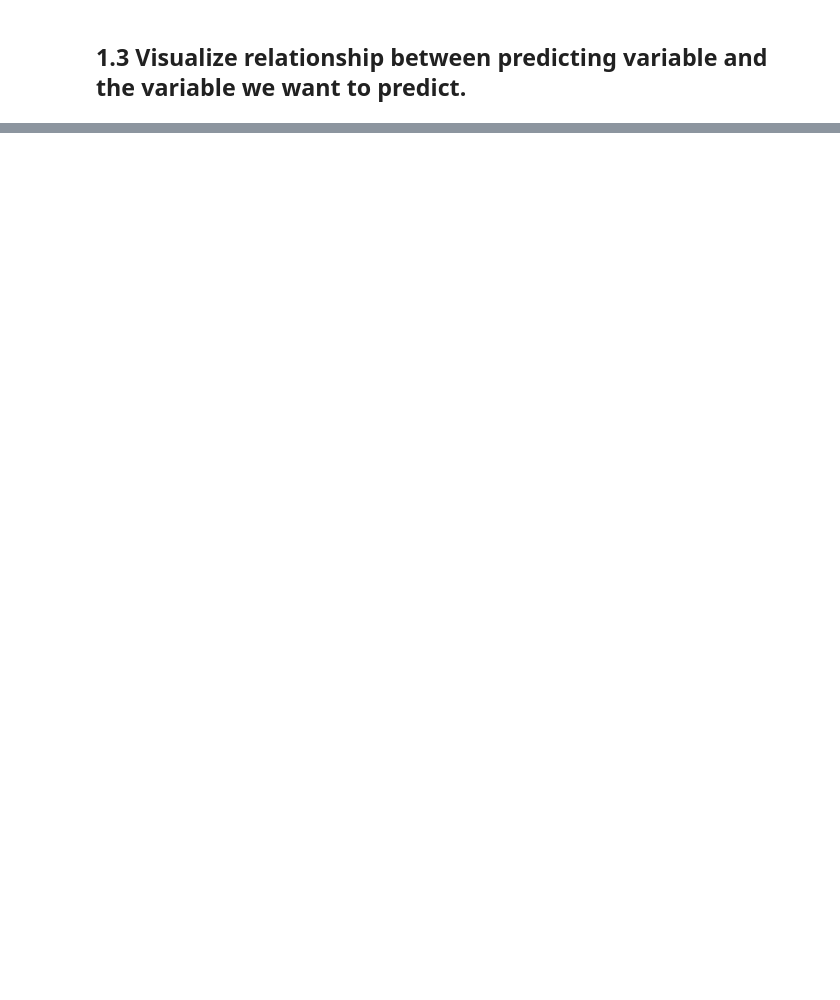
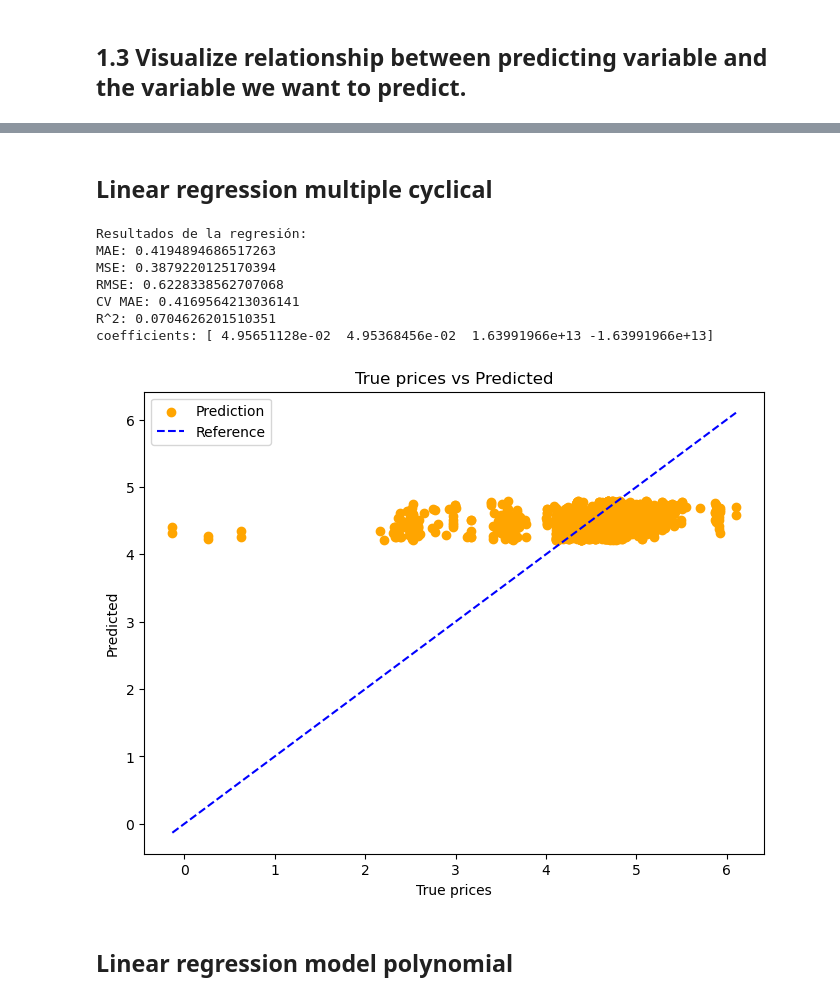
Before and after one commit to ochamodev/lab1_19001395_V_SL, a Jupyter notebook: lab1_19001395_V_EL.ipynb, the cells around one changed output, grey strips where cells are left out. Cells and saved outputs as stored; diff of their text form; code cells hidden in the pictures; blank space fills up the shorter version.

```diff
--- a/lab1_19001395_V_EL.ipynb
+++ b/lab1_19001395_V_EL.ipynb
@@ -191,0 +189,2 @@ KeyError: 'Month'
+# %%
+dataframeAllData[electricity_price_col] = np.log(dataframeAllData[electricity_price_col])
@@ -191,0 +208,4 @@ KeyError: 'Month'
+# %%
+salesPrices = dataframeAllData[electricity_price_col]
+datasetToWork = dataframeAllData.copy().drop(electricity_price_col, axis = 1)
+dataset_train, dataset_test, prices_train, prices_test = train_test_split(datasetToWork, salesPrices, test_size=0.2)
@@ -191,0 +304,14 @@ KeyError: 'Month'
+# %%
+linearRegressionMultiple = LinearRegression()
+x_multiple = dataset_train[[month_col, hour_of_day_col]].values
+x_multiple_test = dataset_test[[month_col,hour_of_day_col]].values
+x_multiple_cyclical = dataset_train[[month_cos_col, month_sin_col, hour_of_day_cos_col, hour_of_day_sin_col]].values
+x_multiple_test_cyclical = dataset_test[[month_cos_col, month_sin_col, hour_of_day_cos_col, hour_of_day_sin_col]].values
+y = prices_train.values
+
+linearRegressionMultiple.fit(x_multiple, y)
+
+resultsMultiple = evaluate_model(linearRegressionMultiple, x_multiple_test, prices_test)
+
+print_result_metrics(resultsMultiple)
+plot_results(resultsMultiple['pred'], prices_test)
@@ -191,0 +327,21 @@ KeyError: 'Month'
+# %% [markdown]
+## Linear regression multiple cyclical
+# %%
+linearRegressionMultiple.fit(x_multiple_cyclical, y)
+
+resultsMultiple = evaluate_model(linearRegressionMultiple, x_multiple_test_cyclical, prices_test)
+
+
+print_result_metrics(resultsMultiple)
+plot_results(resultsMultiple['pred'], prices_test)
+# %% [output]
+Resultados de la regresión:
+MAE: 0.4194894686517263
+MSE: 0.3879220125170394
+RMSE: 0.6228338562707068
+CV MAE: 0.4169564213036141
+R^2: 0.0704626201510351
+coefficients: [ 4.95651128e-02  4.95368456e-02  1.63991966e+13 -1.63991966e+13]
+[figure, added]
+# %% [markdown]
+## Linear regression model polynomial
```
Also changed, not shown: parts of 59 cells of this notebook, 3 other files.
